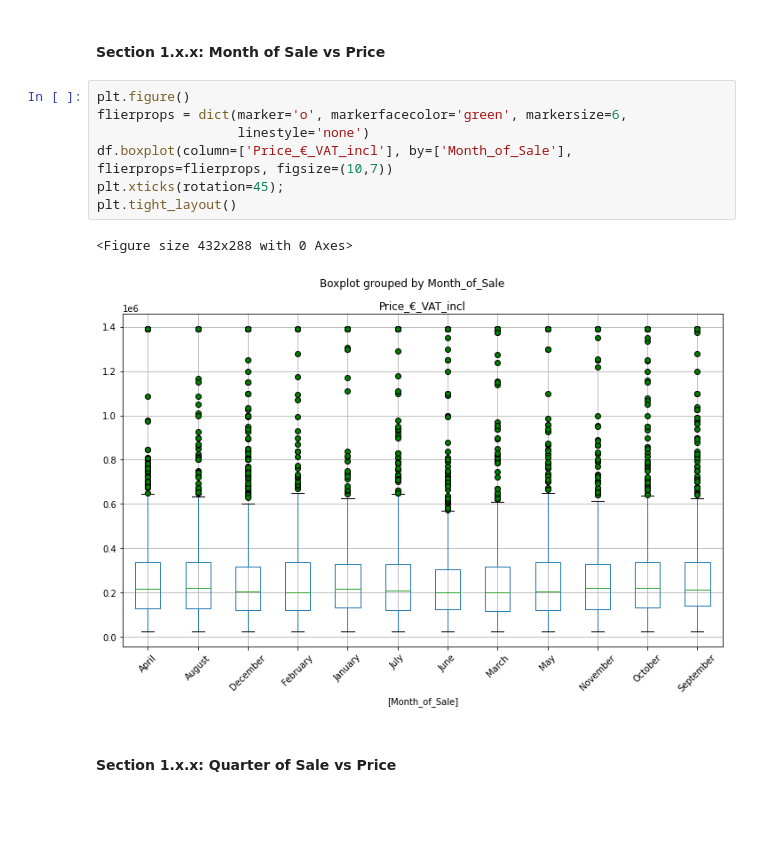
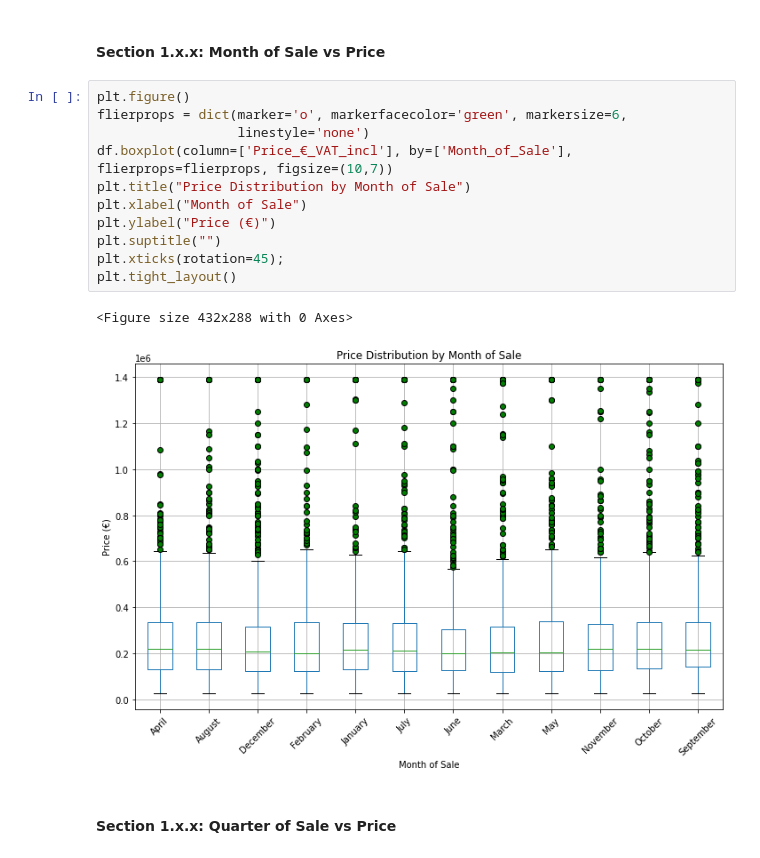
Before and after one commit to michaeldavitt/COMP47350_Housing_Data_Analysis, a Jupyter notebook: 17309836A2.ipynb, the cells around one changed output. Drawn from its saved outputs; the diff is of its cells as text; blank space fills up the shorter version.

```diff
--- a/17309836A2.ipynb
+++ b/17309836A2.ipynb
@@ -154,13 +170,17 @@ plt.tight_layout()
 # %%
 plt.figure()
 flierprops = dict(marker='o', markerfacecolor='green', markersize=6,
                   linestyle='none')
 df.boxplot(column=['Price_€_VAT_incl'], by=['Month_of_Sale'], flierprops=flierprops, figsize=(10,7))
+plt.title("Price Distribution by Month of Sale")
+plt.xlabel("Month of Sale")
+plt.ylabel("Price (€)")
+plt.suptitle("")
 plt.xticks(rotation=45);
 plt.tight_layout()
 # %% [output]
 <Figure size 432x288 with 0 Axes>
-[figure, old version]
+[figure, new version]
 # %% [markdown]
 #### Section 1.x.x: Quarter of Sale vs Price
 # %%
```
Also changed, not shown: parts of 42 cells of this notebook.
